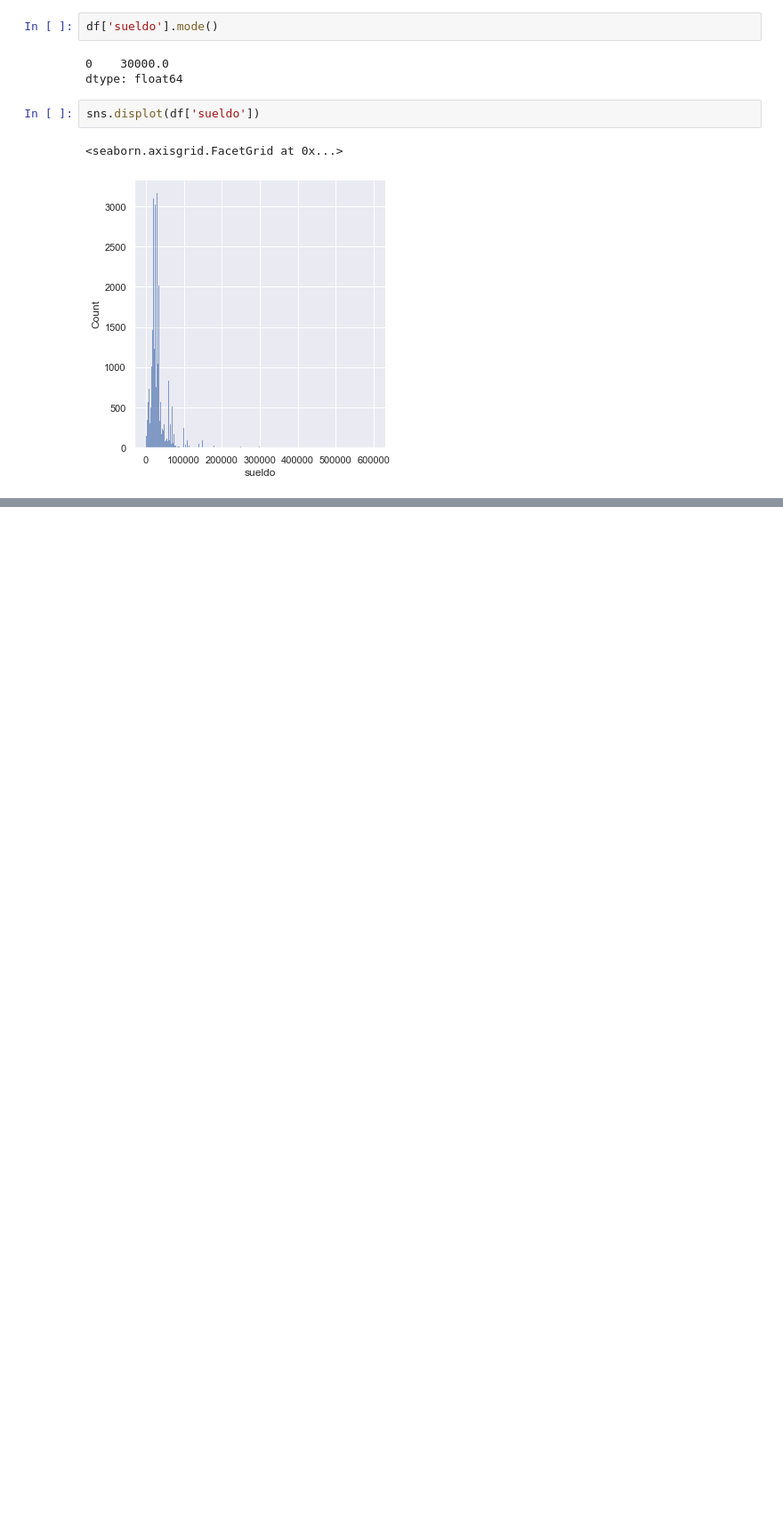
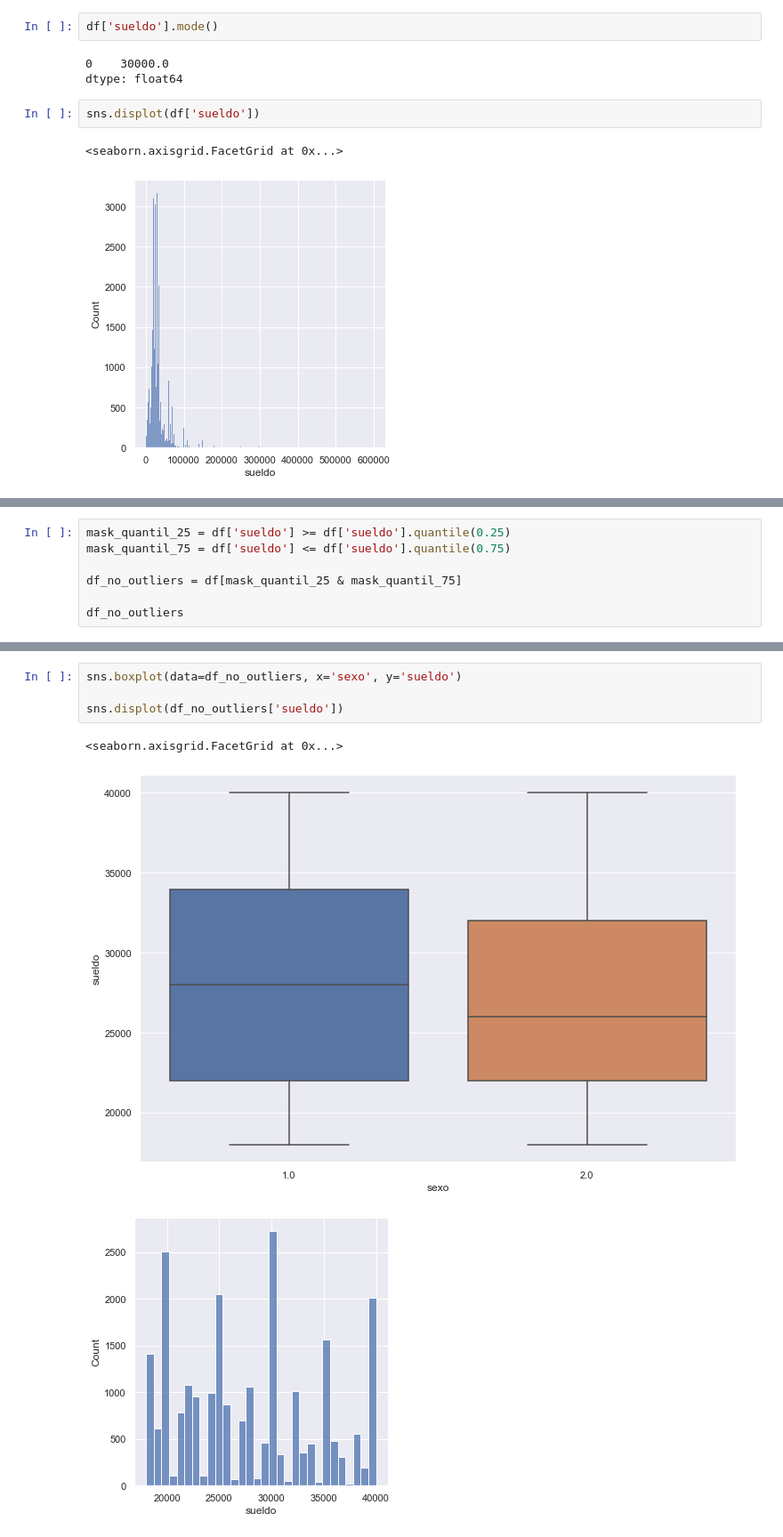
Before and after one commit to anicolon/coder_proyecto, a Jupyter notebook: hyp_2020/idea_nicolon.ipynb, the cells around one changed output, grey strips where cells are left out. Shown at 89% size. Drawn from its saved outputs; the diff is of its cells as text; blank space fills up the shorter version.

```diff
--- a/hyp_2020/idea_nicolon.ipynb
+++ b/hyp_2020/idea_nicolon.ipynb
@@ -80,0 +104,7 @@ sns.boxplot(data=df[df['sexo'] == 2], y='sueldo')
+# %%
+mask_quantil_25 = df['sueldo'] >= df['sueldo'].quantile(0.25)
+mask_quantil_75 = df['sueldo'] <= df['sueldo'].quantile(0.75)
+
+df_no_outliers = df[mask_quantil_25 & mask_quantil_75]
+
+df_no_outliers
@@ -80,0 +126,8 @@ sns.boxplot(data=df[df['sexo'] == 2], y='sueldo')
+# %%
+sns.boxplot(data=df_no_outliers, x='sexo', y='sueldo')
+
+sns.displot(df_no_outliers['sueldo'])
+# %% [output]
+<seaborn.axisgrid.FacetGrid at 0x...>
+[figure, added]
+[figure, added]
```
Also changed, not shown: parts of 6 cells of this notebook.
